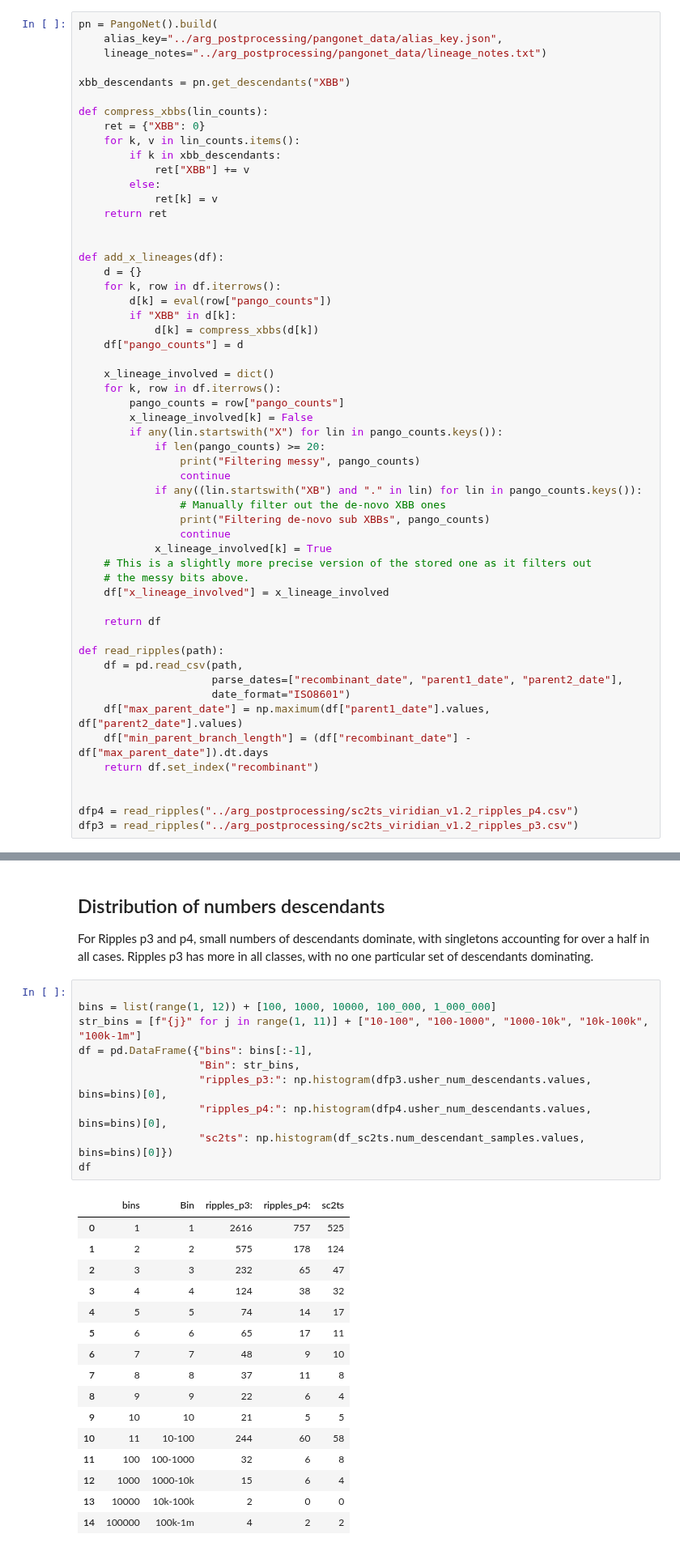
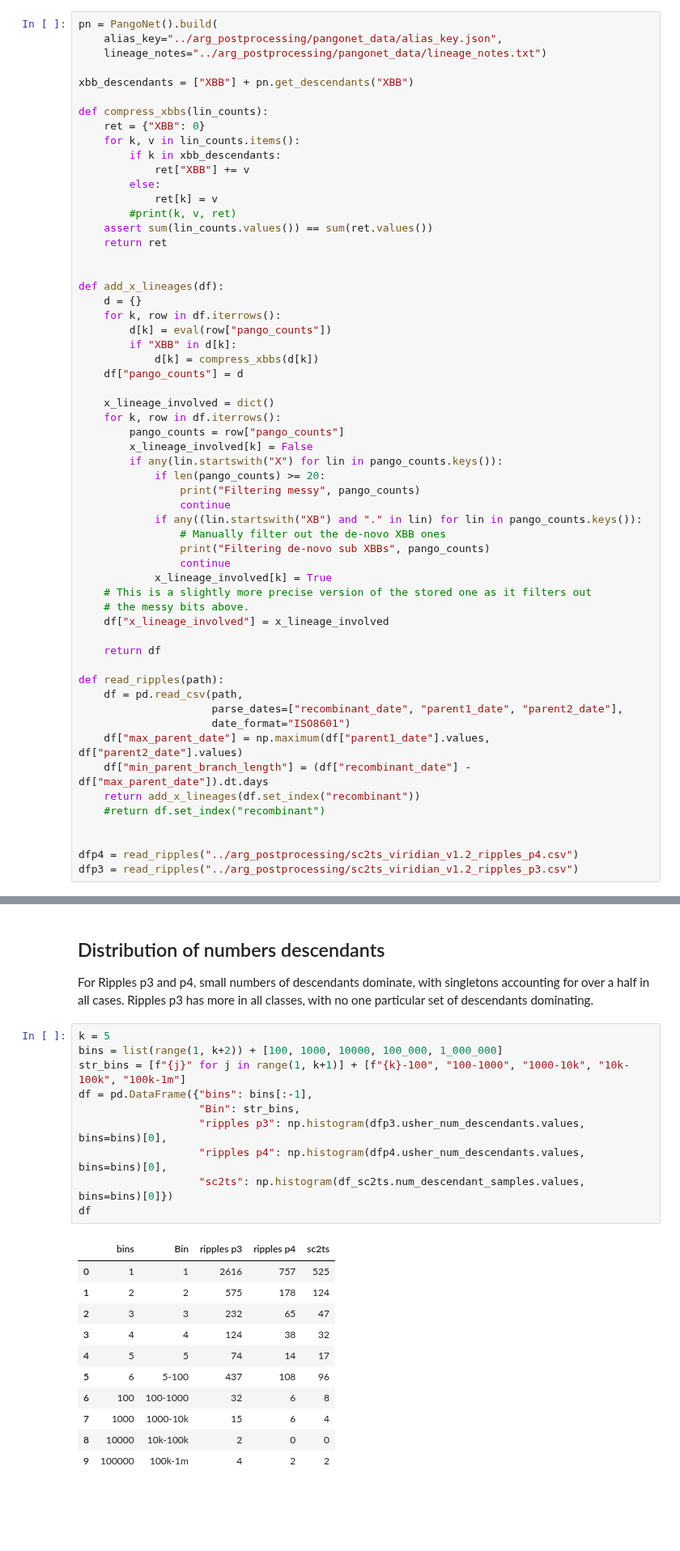
Before and after one commit to jeromekelleher/sc2ts-paper, a Jupyter notebook: notebooks/analysis_ripples.ipynb, the cells around one changed output, grey strips where cells are left out. Shown at 81% size. Cells and saved outputs as stored; diff of their text form; blank space fills up the shorter version.

```diff
--- a/notebooks/analysis_ripples.ipynb
+++ b/notebooks/analysis_ripples.ipynb
@@ -19,7 +25,7 @@ pn = PangoNet().build(
     alias_key="../arg_postprocessing/pangonet_data/alias_key.json",
     lineage_notes="../arg_postprocessing/pangonet_data/lineage_notes.txt")
 
-xbb_descendants = pn.get_descendants("XBB")
+xbb_descendants = ["XBB"] + pn.get_descendants("XBB")
 
 def compress_xbbs(lin_counts):
     ret = {"XBB": 0}
@@ -28,6 +34,8 @@ def compress_xbbs(lin_counts):
             ret["XBB"] += v
         else:
             ret[k] = v
+        #print(k, v, ret)
+    assert sum(lin_counts.values()) == sum(ret.values())
     return ret
 
 
@@ -64,7 +72,8 @@ def read_ripples(path):
                      date_format="ISO8601")
     df["max_parent_date"] = np.maximum(df["parent1_date"].values, df["parent2_date"].values)
     df["min_parent_branch_length"] = (df["recombinant_date"] - df["max_parent_date"]).dt.days
-    return df.set_index("recombinant")
+    return add_x_lineages(df.set_index("recombinant"))
+    #return df.set_index("recombinant")
 
 
 dfp4 = read_ripples("../arg_postprocessing/sc2ts_viridian_v1.2_ripples_p4.csv")
@@ -171,29 +191,24 @@ Looks like we're missing 6 events from the main table. Not sure what's going on
 
 For Ripples p3 and p4, small numbers of descendants dominate, with singletons accounting for over a half in all cases. Ripples p3 has more in all classes, with no one particular set of descendants dominating.
 # %%
-
-bins = list(range(1, 12)) + [100, 1000, 10000, 100_000, 1_000_000]
-str_bins = [f"{j}" for j in range(1, 11)] + ["10-100", "100-1000", "1000-10k", "10k-100k", "100k-1m"]
+k = 5
+bins = list(range(1, k+2)) + [100, 1000, 10000, 100_000, 1_000_000]
+str_bins = [f"{j}" for j in range(1, k+1)] + [f"{k}-100", "100-1000", "1000-10k", "10k-100k", "100k-1m"]
 df = pd.DataFrame({"bins": bins[:-1],
                    "Bin": str_bins,
-                   "ripples_p3:": np.histogram(dfp3.usher_num_descendants.values, bins=bins)[0],
-                   "ripples_p4:": np.histogram(dfp4.usher_num_descendants.values, bins=bins)[0],
+                   "ripples p3": np.histogram(dfp3.usher_num_descendants.values, bins=bins)[0],
+                   "ripples p4": np.histogram(dfp4.usher_num_descendants.values, bins=bins)[0],
                    "sc2ts": np.histogram(df_sc2ts.num_descendant_samples.values, bins=bins)[0]})
 df
 # %% [output]
-|  | bins | Bin | ripples_p3: | ripples_p4: | sc2ts |
+|  | bins | Bin | ripples p3 | ripples p4 | sc2ts |
 | 0 | 1 | 1 | 2616 | 757 | 525 |
 | 1 | 2 | 2 | 575 | 178 | 124 |
 | 2 | 3 | 3 | 232 | 65 | 47 |
 | 3 | 4 | 4 | 124 | 38 | 32 |
 | 4 | 5 | 5 | 74 | 14 | 17 |
-| 5 | 6 | 6 | 65 | 17 | 11 |
-| 6 | 7 | 7 | 48 | 9 | 10 |
-| 7 | 8 | 8 | 37 | 11 | 8 |
-| 8 | 9 | 9 | 22 | 6 | 4 |
-| 9 | 10 | 10 | 21 | 5 | 5 |
-| 10 | 11 | 10-100 | 244 | 60 | 58 |
-| 11 | 100 | 100-1000 | 32 | 6 | 8 |
-| 12 | 1000 | 1000-10k | 15 | 6 | 4 |
-| 13 | 10000 | 10k-100k | 2 | 0 | 0 |
-| 14 | 100000 | 100k-1m | 4 | 2 | 2 |
+| 5 | 6 | 5-100 | 437 | 108 | 96 |
+| 6 | 100 | 100-1000 | 32 | 6 | 8 |
+| 7 | 1000 | 1000-10k | 15 | 6 | 4 |
+| 8 | 10000 | 10k-100k | 2 | 0 | 0 |
+| 9 | 100000 | 100k-1m | 4 | 2 | 2 |
```
Also changed, not shown: parts of 86 cells of this notebook, 3 other files.
